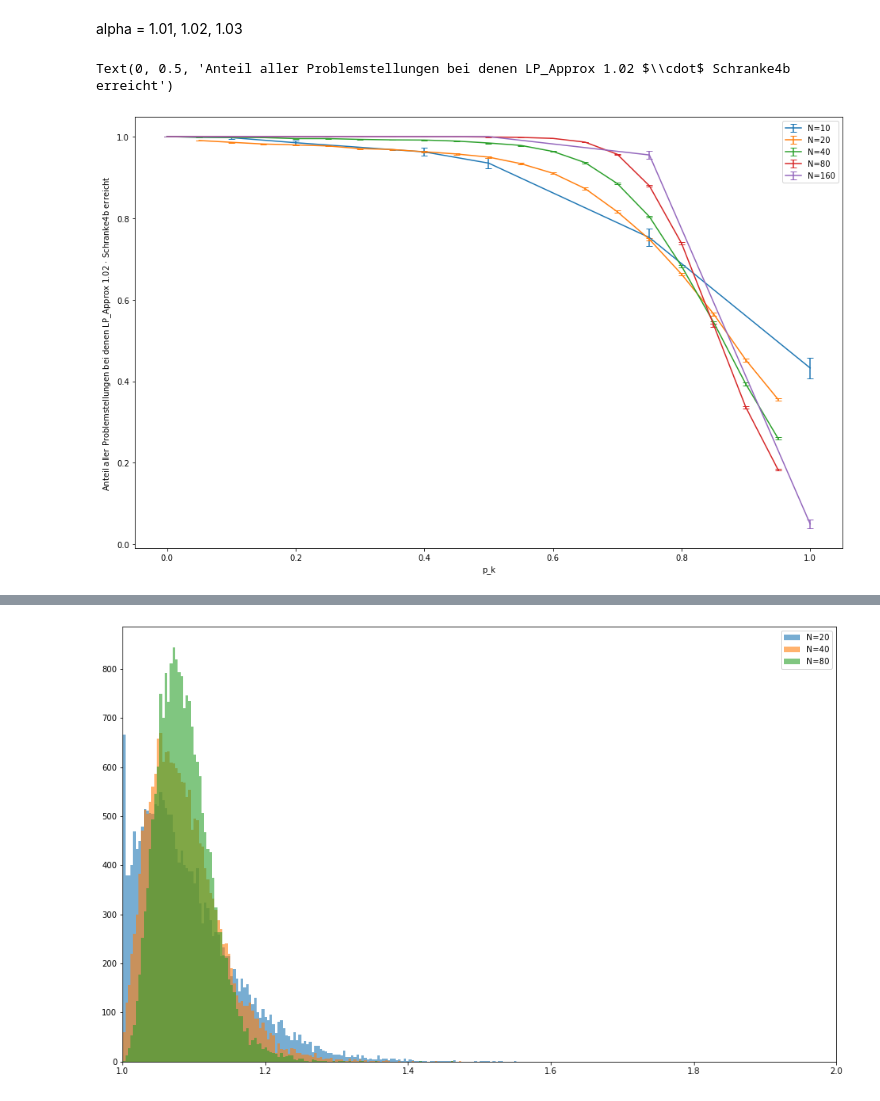
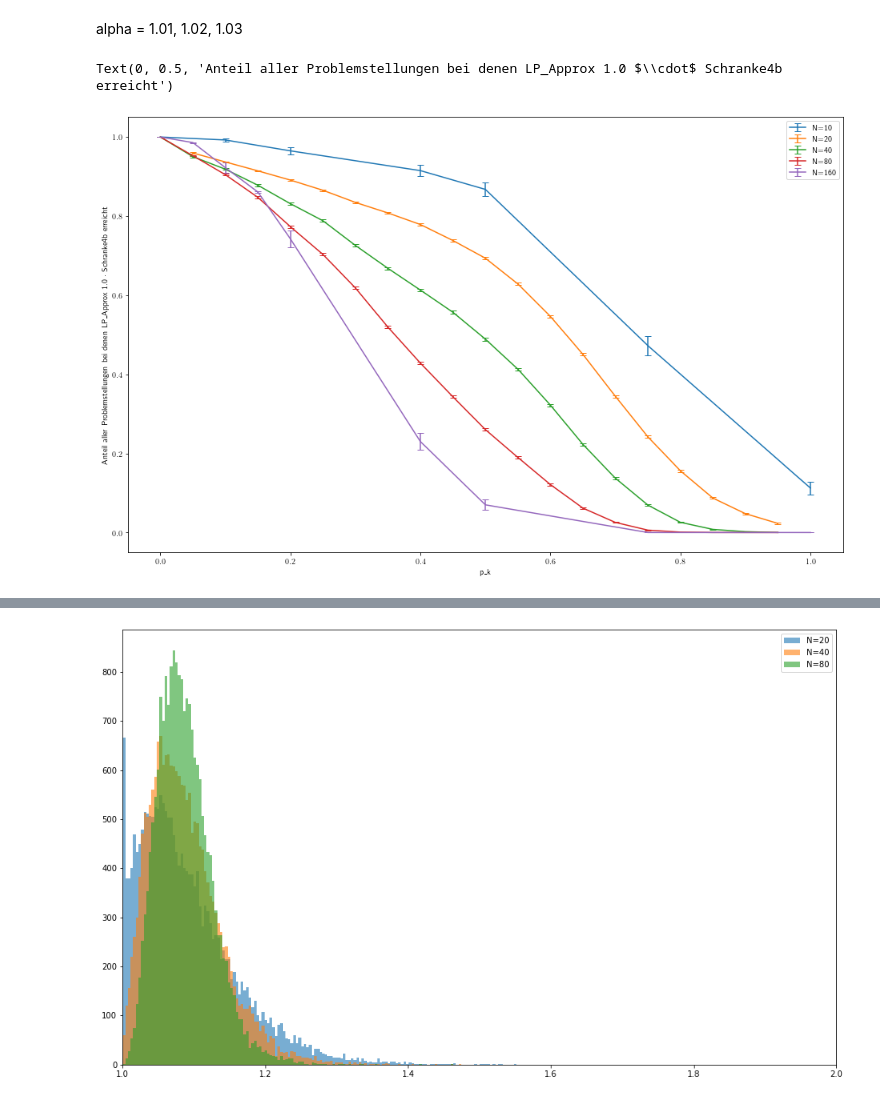
Before and after one commit to T3K14/Masterarbeit-Auswertung, a Jupyter notebook: KFC2.ipynb, the cells around one changed output, grey strips where cells are left out. Saved outputs shown, nothing was run; the diff lists cells and outputs as text; code cells hidden in the pictures.

```diff
--- a/KFC2.ipynb
+++ b/KFC2.ipynb
@@ -234,0 +644,3 @@ Text(0.5, 0, 'p_k')
+# %%
+# lege Intervalle fest innerhalb welcher ich den gauss fit machen will
+ints = {10: [0.5, 0.8], 20: [0.5,0.8], 40: [0.51, 0.8], 80: [0.5, 0.8], 160: [0.3, 0.8], 320: [0.3, 0.8], 640: [0.3, 0.75], 1280: [0.3, 0.8]}
@@ -394,0 +892,36 @@ fertig!
+# %%
+# reine Ergebnisse
+
+fig, ax = plt.subplots(figsize=(16, 10))
+ax.grid(ls='--')
+ax.set_axisbelow(True)
+
+n=80
+
+algs = {'Schranke4b': r'Bound', 'LP_Approx': 'LP Approximation', 'Greedy': 'Greedy'}
+
+m, sme = data2_vor[n].calc_mean_alg_results()
+
+# pcs1 = auswertung_ma.prepare_alg_vs_schranke_data(data1, data1_vor, alg, alpha)
+fmts = ['v', '^', '<']
+fmts = ['o', 'o', 'o']
+
+for i, alg in enumerate(m.columns):
+#     ax.scatter(d.index, d[alg], label=f'{algs[alg]}, N={n}')
+#     ax.scatter(m.index, m[alg], label=f'{algs[alg]}')
+    d = m.dropna(subset=[alg])
+    smes = sme.dropna(subset=[alg])
+    ax.errorbar(d.index, d[alg], yerr=smes[alg], fmt=fmts[i], markersize=8, markerfacecolor='none', capsize=4, label=f'{algs[alg]}')
+
+# ax.set_xlim([1.9, 3.1])
+
+# ax.vlines(0.6355444309347226, 0, 520, color='black')
+
+ax.set_xlabel('$p_e$', fontsize=axislabelsize)
+ax.set_ylabel('$\\bar{C}$', fontsize=axislabelsize)
+
+for label in (ax.get_xticklabels() + ax.get_yticklabels()):
+    label.set_fontsize(16)
+ax.legend(fontsize=30, loc='lower left')
+
+plt.savefig(os.path.join(plot_output_path, 'res_80_2sce'), dpi=300, facecolor=[1,1,1,1], bbox_inches='tight')
@@ -406,29 +941,29 @@ fertig!
 alpha = 1.01, 1.02, 1.03
 # %%
 fig, ax = plt.subplots(figsize=(16,10))
-alpha=1.02
+alpha=1.0
 alg='LP_Approx'
 
 pcs = auswertung_ma.prepare_alg_vs_schranke_data(data2, data2_vor, alg, alpha)
 
 for n in sorted(pcs.keys()):
 
     ax.errorbar(pcs[n].ids, pcs[n].props, yerr=pcs[n].std_dev, capsize=4, label=f'N={n}')
 
 ax.legend()
 
 ax.set_xlabel('p_k')
 ax.set_ylabel(f'Anteil aller Problemstellungen bei denen LP_Approx {alpha} $\cdot$ Schranke4b erreicht')
 
 
 # ax.set_xlim([0.615,.65])
 # ax.set_ylim([0.86, 0.91])
 
 # ax.set_xlim([0.55,.7])
 # ax.set_ylim([0.85, 0.95])
 # %% [output]
-Text(0, 0.5, 'Anteil aller Problemstellungen bei denen LP_Approx 1.02 $\\cdot$ Schranke4b erreicht')
+Text(0, 0.5, 'Anteil aller Problemstellungen bei denen LP_Approx 1.0 $\\cdot$ Schranke4b erreicht')
-[figure, old version]
+[figure, new version]
 # %%
 fig, ax = plt.subplots(figsize=(16,10))
 alpha=1.2
```
Also changed, not shown: parts of 69 cells of this notebook, 15 other files.
